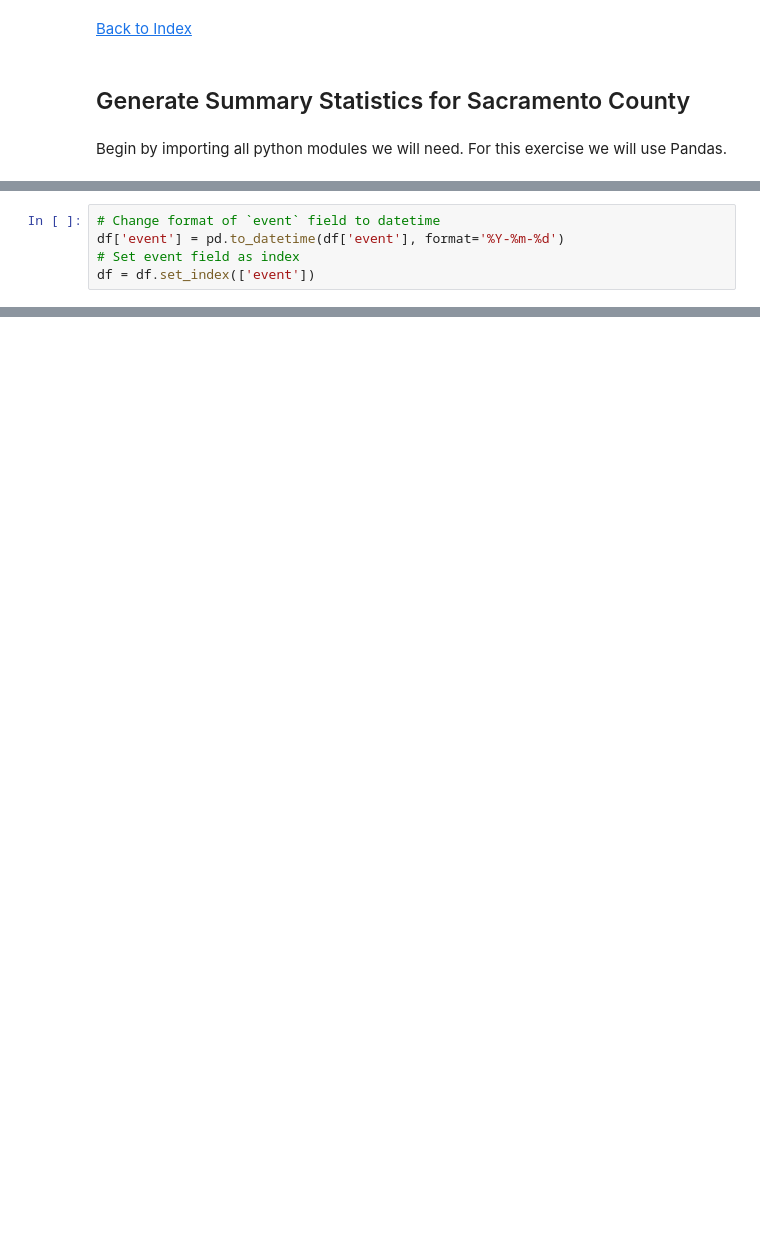
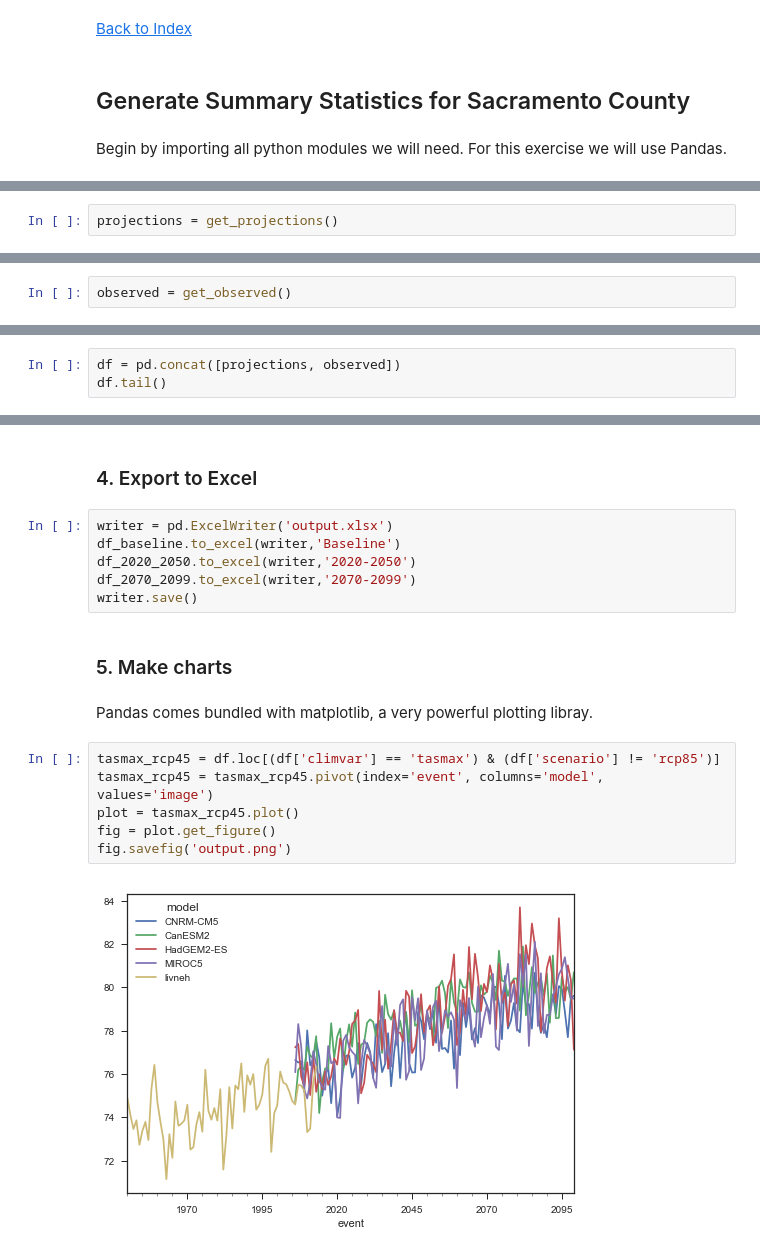
Before and after one commit to berkeley-gif/calgis2017, a Jupyter notebook: summary_stats_with_pandas.ipynb, the cells around one changed output, grey strips where cells are left out. Cells and saved outputs as stored; diff of their text form; blank space fills up the shorter version.

```diff
--- a/summary_stats_with_pandas.ipynb
+++ b/summary_stats_with_pandas.ipynb
@@ -184,5 +6,0 @@ In our DateFrame each row represents max. temp for a year. The year (`event` fie
-# %%
-# Change format of `event` field to datetime
-df['event'] = pd.to_datetime(df['event'], format='%Y-%m-%d')
-# Set event field as index
-df = df.set_index(['event'])
@@ -213,0 +85,2 @@ decadal_stats
+# %%
+projections = get_projections()
@@ -213,0 +183,2 @@ decadal_stats
+# %%
+observed = get_observed()
@@ -213,0 +204,3 @@ decadal_stats
+# %%
+df = pd.concat([projections, observed])
+df.tail()
@@ -213,0 +273,20 @@ decadal_stats
+# %% [markdown]
+### 4. Export to Excel
+# %%
+writer = pd.ExcelWriter('output.xlsx')
+df_baseline.to_excel(writer,'Baseline')
+df_2020_2050.to_excel(writer,'2020-2050')
+df_2070_2099.to_excel(writer,'2070-2099')
+writer.save()
+# %% [markdown]
+### 5. Make charts
+# %% [markdown]
+Pandas comes bundled with matplotlib, a very powerful plotting libray.
+# %%
+tasmax_rcp45 = df.loc[(df['climvar'] == 'tasmax') & (df['scenario'] != 'rcp85')]
+tasmax_rcp45 = tasmax_rcp45.pivot(index='event', columns='model', values='image')
+plot = tasmax_rcp45.plot()
+fig = plot.get_figure()
+fig.savefig('output.png')
+# %% [output]
+[figure, added]
```
Also changed, not shown: parts of 36 cells of this notebook, 1 other file.
